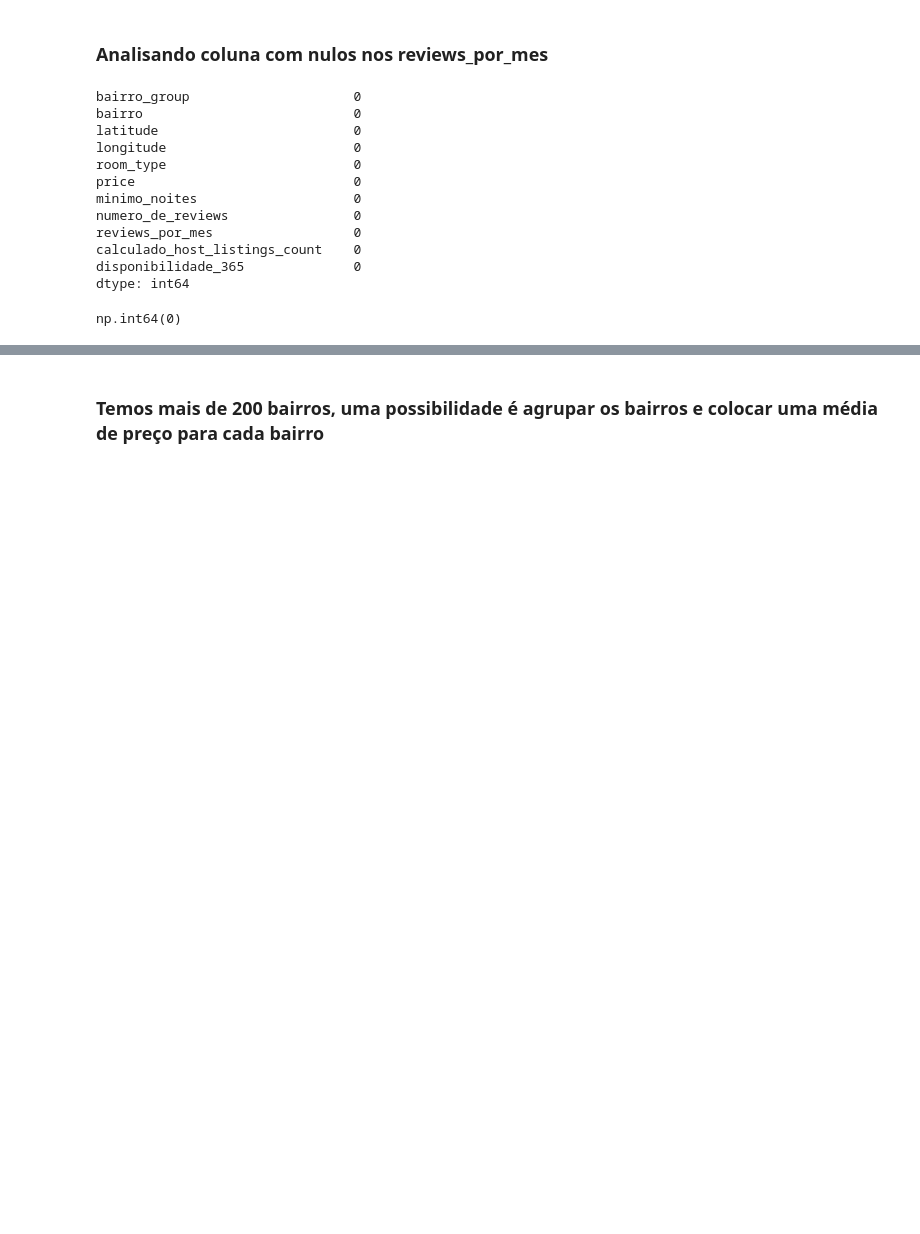
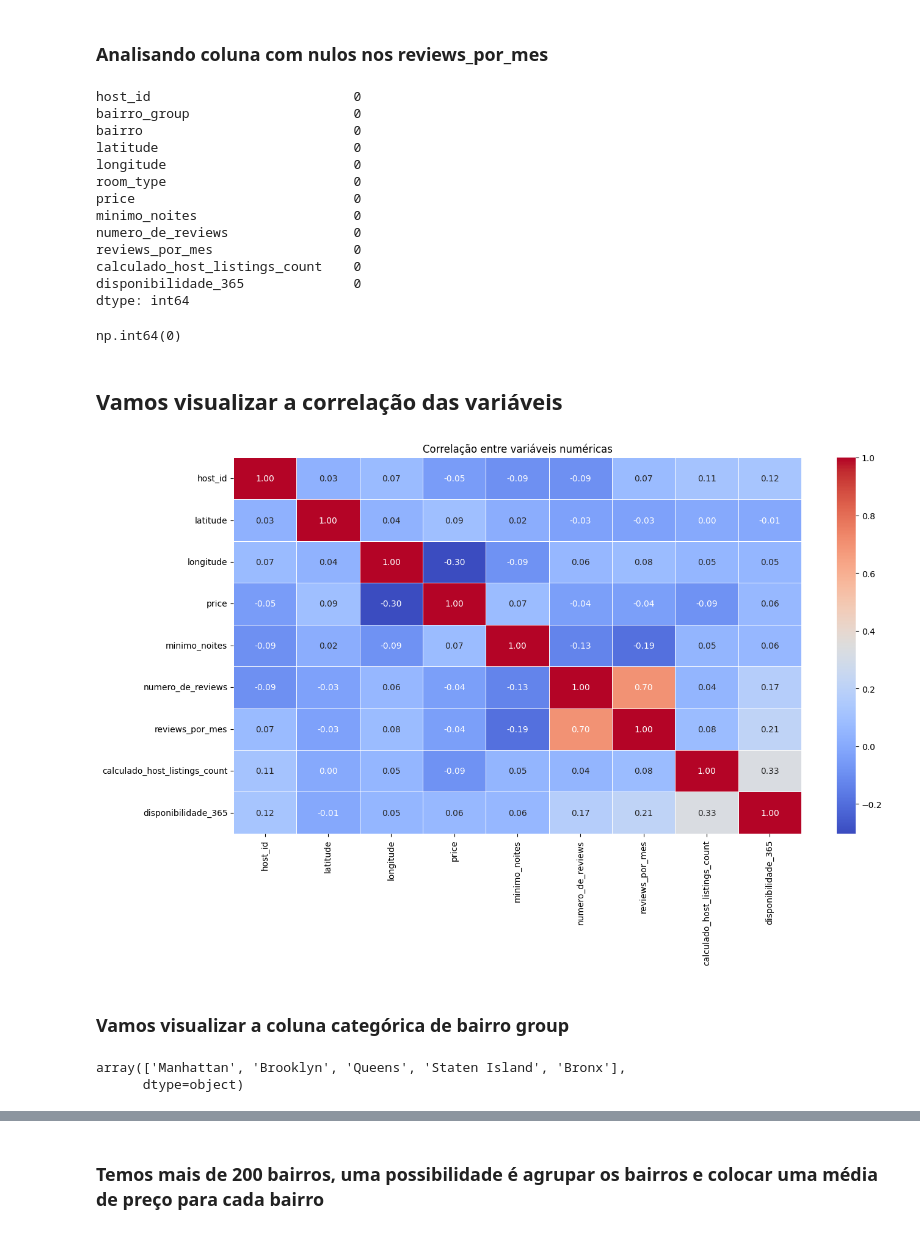
Before and after one commit to akyla007/Desafio-Lighouse-2, a Jupyter notebook: notebooks/exploratory_data.ipynb, the cells around one changed output, grey strips where cells are left out. Saved outputs shown, nothing was run; the diff lists cells and outputs as text; code cells hidden in the pictures; blank space fills up the shorter version.

Commit message:
feat: add data visualization and create class model for test

```diff
--- a/notebooks/exploratory_data.ipynb
+++ b/notebooks/exploratory_data.ipynb
@@ -82,8 +84,10 @@ df.head(3)
 df[(df['reviews_por_mes'].isna()) & (df['numero_de_reviews'] > 0)]
 df['reviews_por_mes'] = df['reviews_por_mes'].fillna(0)
 # %%
+df.dropna(how='any',inplace=True)
 df.isna().sum()
 # %% [output]
+host_id                          0
 bairro_group                     0
 bairro                           0
 latitude                         0
@@ -101,3 +105,23 @@ dtype: int64
 df.duplicated().sum()
 # %% [output]
 np.int64(0)
+# %% [markdown]
+## Vamos visualizar a correlação das variáveis
+# %%
+df_numeric = df.select_dtypes(include=['number'])
+
+corr = df_numeric.corr(method='kendall')
+
+plt.figure(figsize=(15, 8))
+sns.heatmap(corr, annot=True, cmap="coolwarm", fmt=".2f", linewidths=0.5)
+plt.title("Correlação entre variáveis numéricas")
+plt.show()
+# %% [output]
+[figure, added]
+# %% [markdown]
+### Vamos visualizar a coluna categórica de bairro group
+# %%
+df['bairro_group'].unique()
+# %% [output]
+array(['Manhattan', 'Brooklyn', 'Queens', 'Staten Island', 'Bronx'],
+      dtype=object)
```
Also changed, not shown: parts of 37 cells of this notebook, 12 other files.
